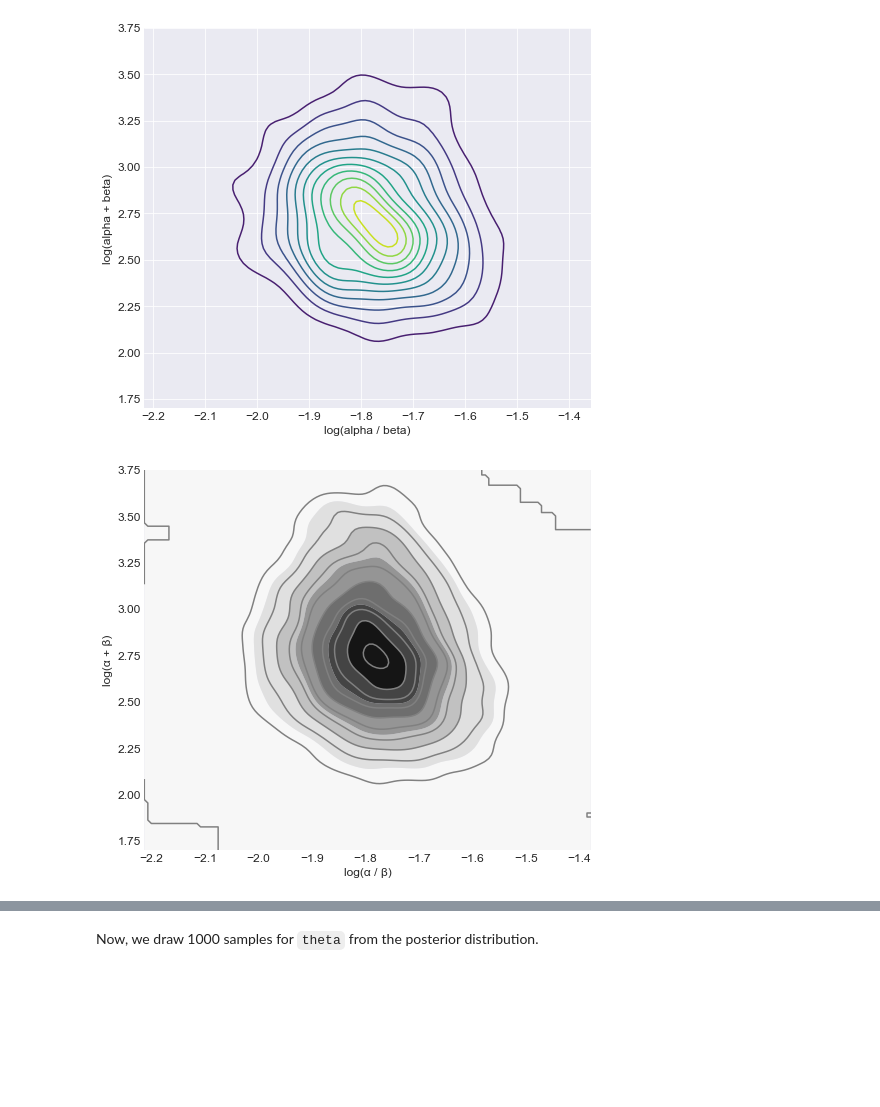
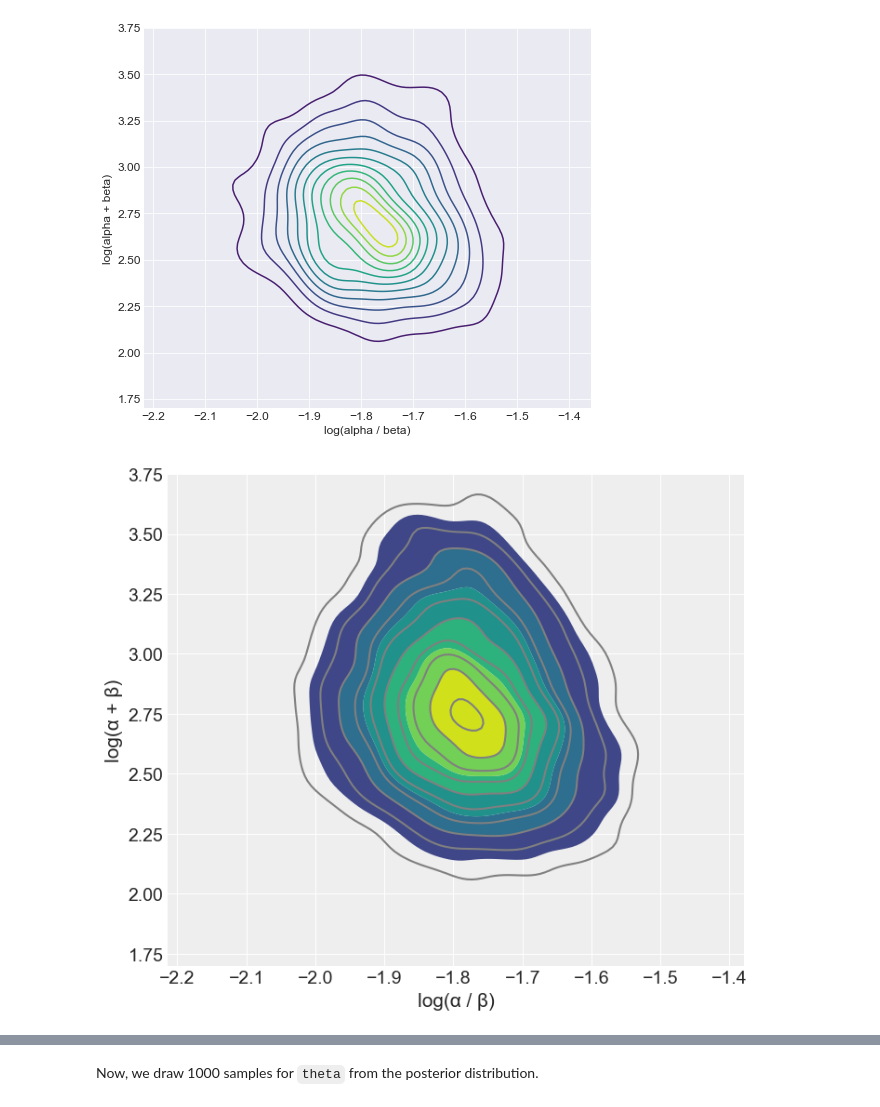
Before and after one commit to pymc-devs/pymc-resources, a Jupyter notebook: BDA3/chap_05.ipynb, the cells around one changed output, grey strips where cells are left out. Cells and saved outputs as stored; diff of their text form; code cells hidden in the pictures; blank space fills up the shorter version.

```diff
--- a/BDA3/chap_05.ipynb
+++ b/BDA3/chap_05.ipynb
@@ -200,18 +201,22 @@ ax.set_ylabel('log(alpha + beta)');
 # %% [output]
 [figure]
 # %%
+az.style.use("arviz-darkgrid")
+mpl.rcParams["image.cmap"] = 'viridis'
 fig, ax = plt.subplots(figsize=(8, 7))
 
 az.plot_kde(values2=idata_10.posterior['log(alpha + beta)'], values=idata_10.posterior['log(alpha / beta)'], ax=ax,
-                contour=True,
+            # backend_kwargs={'cmap':'viridis'}, -- this argument is ignored.
+                contour=True, fill_last=False,
                 contour_kwargs={'levels': 10,}) # Setting different levels here does not have any effect.
 
 # ax.set_xlim(1.5, 2.1)
+ax.grid()
 ax.set_ylim(1.7, 3.75)
 ax.set_xlabel('log(α / β)')
 _ = ax.set_ylabel('log(α + β)')
 # %% [output]
-[figure, old version]
+[figure, new version]
 # %%
 g = sns.jointplot(np.log(alpha_trunc /  beta_trunc), np.log(alpha_trunc + beta_trunc),
              alpha=0.8, color='C5', kind='hex', height=8)
```
Also changed, not shown: parts of 7 cells of this notebook.
